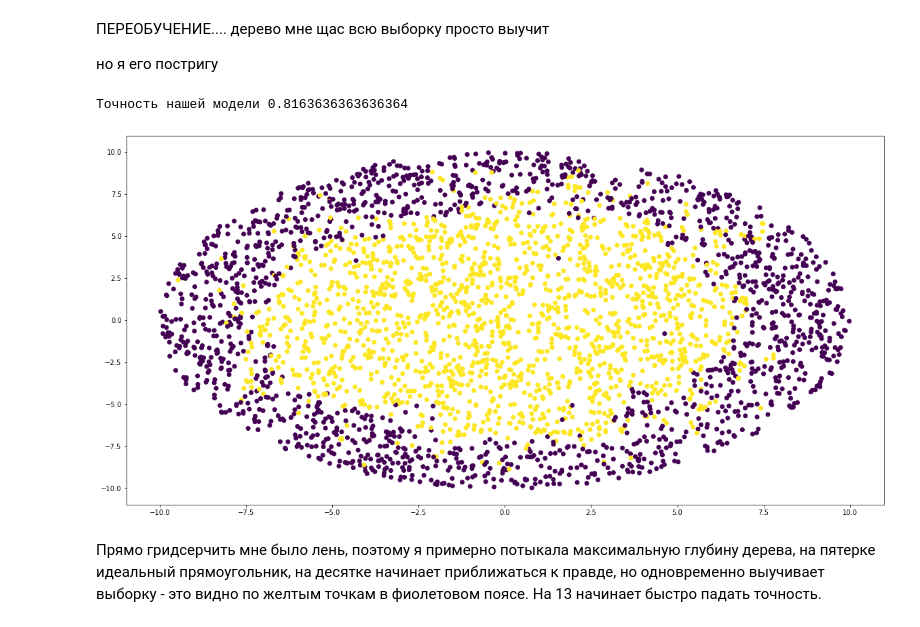
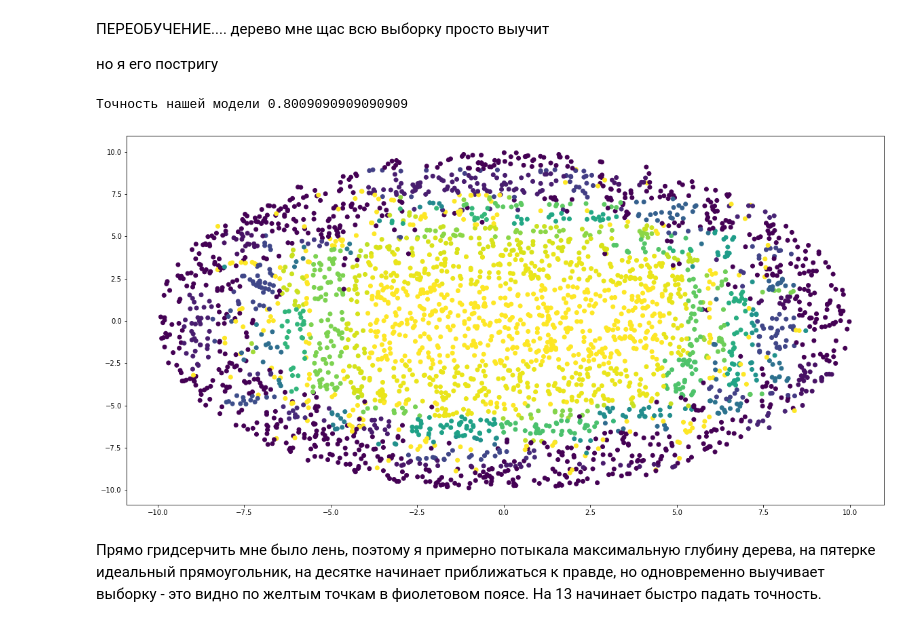
Before and after one commit to fortvivlan/DL_HSE_homeworks, a Jupyter notebook: hw_1/sem1_my_first_neural_network.ipynb, the cells around one changed output. Cells and saved outputs as stored; diff of their text form; code cells hidden in the pictures.

```diff
--- a/hw_1/sem1_my_first_neural_network.ipynb
+++ b/hw_1/sem1_my_first_neural_network.ipynb
@@ -112,23 +112,23 @@ plt.show()
 # %%
 from sklearn.tree import DecisionTreeClassifier
 
 #########################################
 
 xmastree = DecisionTreeClassifier(max_depth=12) # ну например, можно погридсерчить
 xmastree.fit(X_train, y_train)
 predict_tree = xmastree.predict(X_test)
 print(f'Точность нашей модели {accuracy_score(predict_tree, y_test)}')
 
-predict_tree_proba = [np.argmax(x) for x in xmastree.predict_proba(X_test)]
+predict_tree_proba = xmastree.predict_proba(X_test)[:, 1]
 
 #########################################
 
 plt.figure(figsize=(20,10))
 plt.scatter(X_test['x1'], X_test['x2'], c = predict_tree_proba)
 plt.show()
 # %% [output]
-Точность нашей модели 0.8163636363636364
+Точность нашей модели 0.8009090909090909
-[figure, old version]
+[figure, new version]
 # %% [markdown]
 Прямо гридсерчить мне было лень, поэтому я примерно потыкала максимальную глубину дерева, на пятерке идеальный прямоугольник, на десятке начинает приближаться к правде, но одновременно выучивает выборку - это видно по желтым точкам в фиолетовом поясе. На 13 начинает быстро падать точность.
 # %% [markdown]
```
Also changed, not shown: parts of 18 cells of this notebook.
